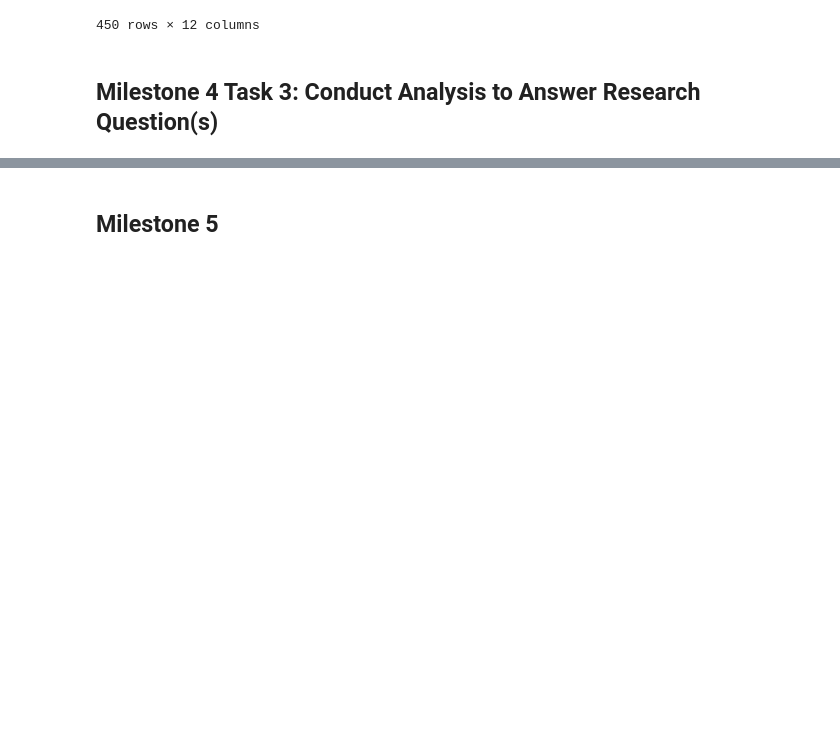
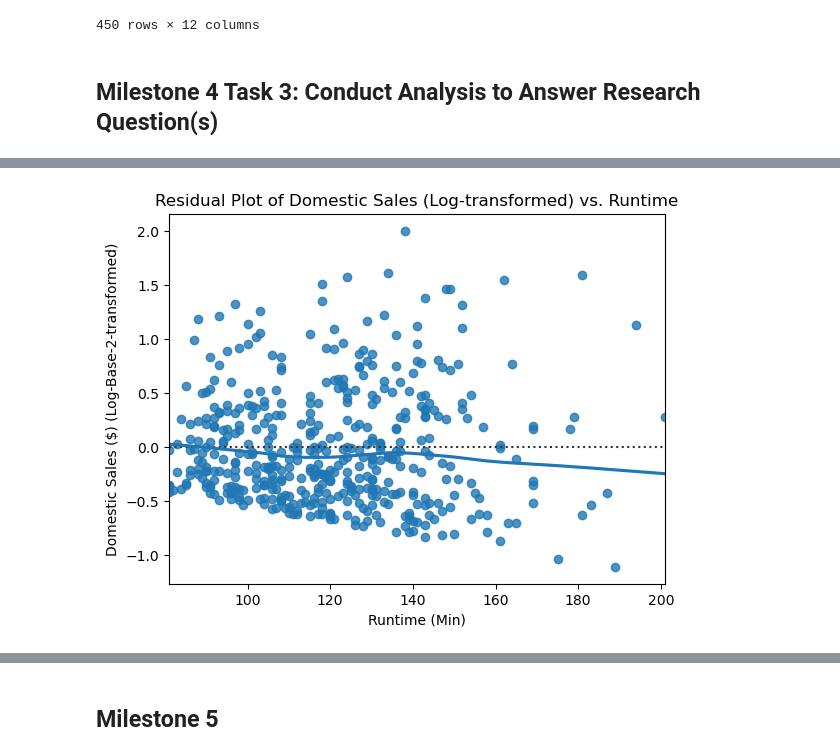
Before and after one commit to ubco-W2022T2-data301/project-group-group52, a Jupyter notebook: analysis/analysis2.ipynb, the cells around one changed output, grey strips where cells are left out. Saved outputs shown, nothing was run; the diff lists cells and outputs as text; code cells hidden in the pictures; blank space fills up the shorter version.

```diff
--- a/analysis/analysis2.ipynb
+++ b/analysis/analysis2.ipynb
@@ -620,0 +469,9 @@ Overall, all five variables - domestic sales, international sales, world sales,
+# %%
+df["Domestic Sales (Log)"] = np.log2(df["Domestic Sales (in $)"])
+ax = sns.residplot(data=df, x="Runtime (Min)", y="Domestic Sales (Log)", lowess=True)
+ax.set(title = 'Residual Plot of Domestic Sales (Log-transformed) vs. Runtime',
+       ylabel = 'Domestic Sales ($) (Log-Base-2-transformed)',
+      )
+plt.show()
+# %% [output]
+[figure, added]
```
Also changed, not shown: parts of 80 cells of this notebook, 28 other files.
